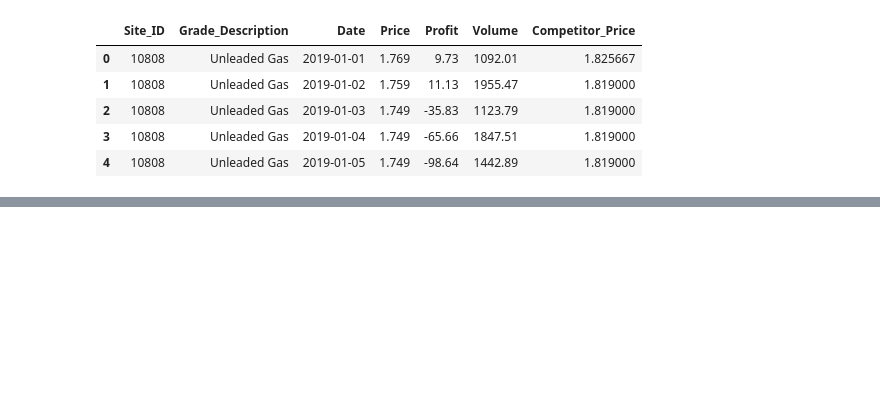
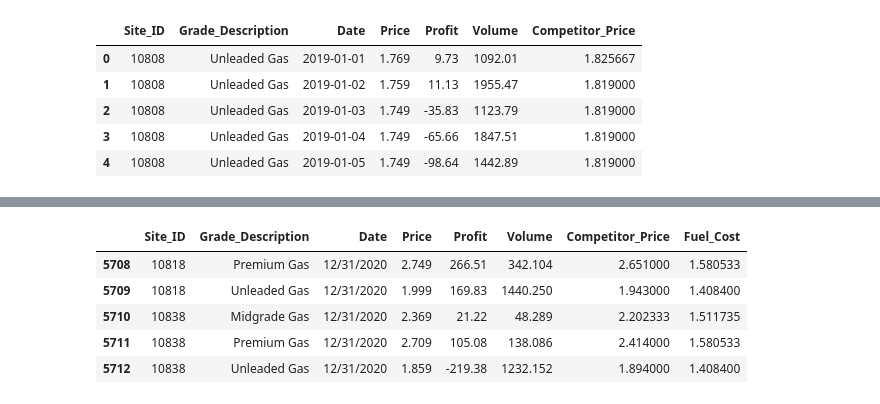
Before and after one commit to justinboggs/sunlp, a Jupyter notebook: join.ipynb, the cells around one changed output, grey strips where cells are left out. Saved outputs shown, nothing was run; the diff lists cells and outputs as text; code cells hidden in the pictures; blank space fills up the shorter version.

```diff
--- a/join.ipynb
+++ b/join.ipynb
@@ -106,0 +169,10 @@ df3.head()
+# %%
+df4_ADJ = df4_ADJ.drop(columns=['Unleaded Gas Cost', 'Diesel Cost', 'Midgrade Gas Cost', 'Premium Gas Cost'])
+df4_ADJ.tail()
+# %% [output]
+|  | Site_ID | Grade_Description | Date | Price | Profit | Volume | Competitor_Price | Fuel_Cost |
+| 5708 | 10818 | Premium Gas | 12/31/2020 | 2.749 | 266.51 | 342.104 | 2.651000 | 1.580533 |
+| 5709 | 10818 | Unleaded Gas | 12/31/2020 | 1.999 | 169.83 | 1440.250 | 1.943000 | 1.408400 |
+| 5710 | 10838 | Midgrade Gas | 12/31/2020 | 2.369 | 21.22 | 48.289 | 2.202333 | 1.511735 |
+| 5711 | 10838 | Premium Gas | 12/31/2020 | 2.709 | 105.08 | 138.086 | 2.414000 | 1.580533 |
+| 5712 | 10838 | Unleaded Gas | 12/31/2020 | 1.859 | -219.38 | 1232.152 | 1.894000 | 1.408400 |
```
Also changed, not shown: parts of 12 cells of this notebook, 2 other files.
